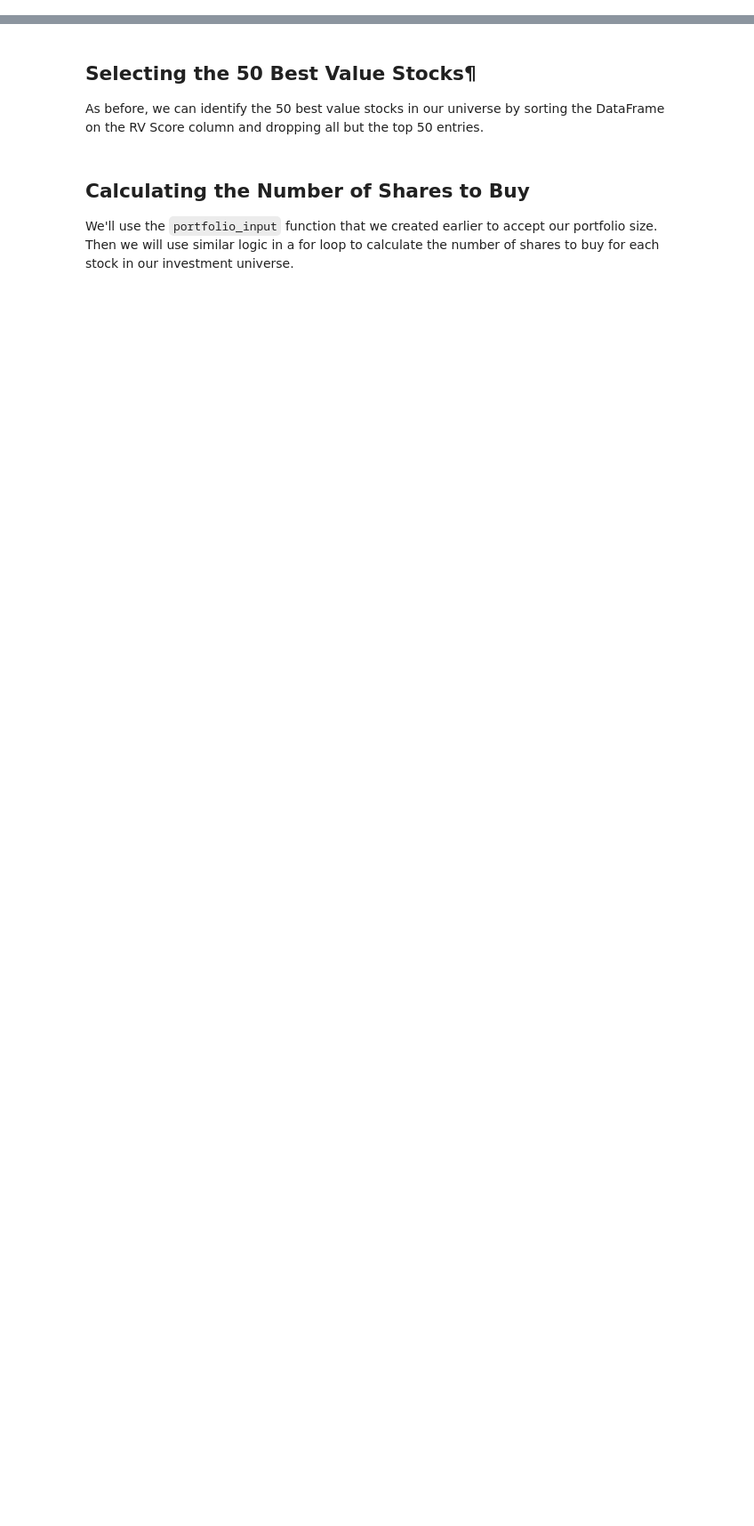
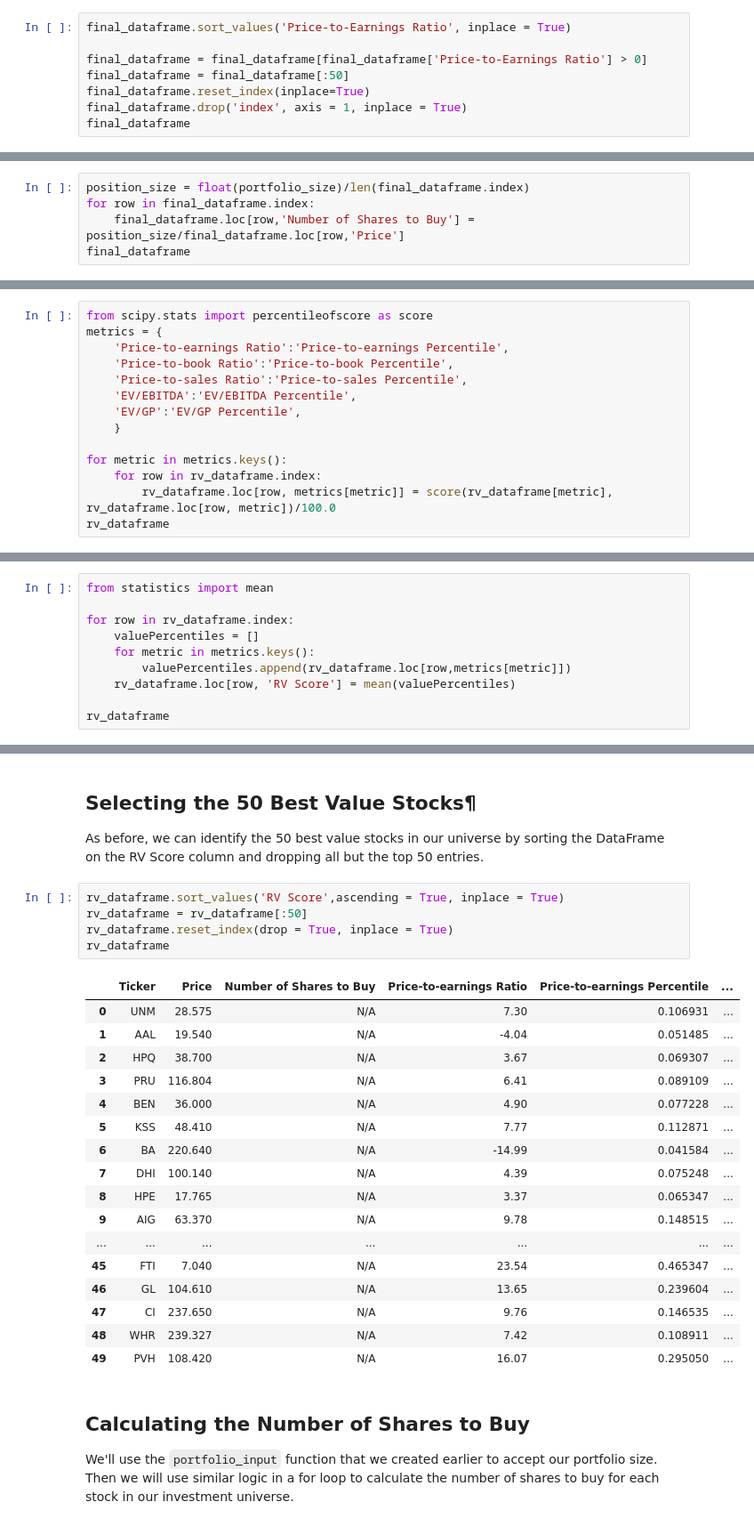
Before and after one commit to jahatef/Algorithmic-Trading-Tutorial, a Jupyter notebook: starter_files/003_quantitative_value_strategy.ipynb, the cells around one changed output, grey strips where cells are left out. Shown: that part at 89% size. Cells and saved outputs as stored; diff of their text form; blank space fills up the shorter version.

```diff
--- a/starter_files/003_quantitative_value_strategy.ipynb
+++ b/starter_files/003_quantitative_value_strategy.ipynb
@@ -113,0 +88,8 @@ We'll sort the DataFrame by the stocks' price-to-earnings ratio, and drop all st
+# %%
+final_dataframe.sort_values('Price-to-Earnings Ratio', inplace = True)
+
+final_dataframe = final_dataframe[final_dataframe['Price-to-Earnings Ratio'] > 0]
+final_dataframe = final_dataframe[:50]
+final_dataframe.reset_index(inplace=True)
+final_dataframe.drop('index', axis = 1, inplace = True)
+final_dataframe
@@ -161,0 +139,5 @@ See the caveats in the documentation: http://pandas.pydata.org/pandas-docs/stabl
+# %%
+position_size = float(portfolio_size)/len(final_dataframe.index)
+for row in final_dataframe.index:
+    final_dataframe.loc[row,'Number of Shares to Buy'] = position_size/final_dataframe.loc[row,'Price']
+final_dataframe
@@ -283,0 +327,14 @@ Name: EV/GP Percentile, Length: 505, dtype: object
+# %%
+from scipy.stats import percentileofscore as score
+metrics = {
+    'Price-to-earnings Ratio':'Price-to-earnings Percentile',
+    'Price-to-book Ratio':'Price-to-book Percentile',
+    'Price-to-sales Ratio':'Price-to-sales Percentile',
+    'EV/EBITDA':'EV/EBITDA Percentile',
+    'EV/GP':'EV/GP Percentile',
+    }
+
+for metric in metrics.keys():
+    for row in rv_dataframe.index:
+        rv_dataframe.loc[row, metrics[metric]] = score(rv_dataframe[metric], rv_dataframe.loc[row, metric])/100.0
+rv_dataframe
@@ -305,0 +362,10 @@ To calculate arithmetic mean, we will use the mean function from Python's built-
+# %%
+from statistics import mean
+
+for row in rv_dataframe.index:
+    valuePercentiles = []
+    for metric in metrics.keys():
+        valuePercentiles.append(rv_dataframe.loc[row,metrics[metric]])
+    rv_dataframe.loc[row, 'RV Score'] = mean(valuePercentiles)
+
+rv_dataframe
@@ -307,6 +387,29 @@ To calculate arithmetic mean, we will use the mean function from Python's built-
 ## Selecting the 50 Best Value Stocks¶
 
 As before, we can identify the 50 best value stocks in our universe by sorting the DataFrame on the RV Score column and dropping all but the top 50 entries.
+# %%
+rv_dataframe.sort_values('RV Score',ascending = True, inplace = True)
+rv_dataframe = rv_dataframe[:50]
+rv_dataframe.reset_index(drop = True, inplace = True)
+rv_dataframe
+# %% [output]
+|  | Ticker | Price | Number of Shares to Buy | Price-to-earnings Ratio | Price-to-earnings Percentile | ... |
+| 0 | UNM | 28.575 | N/A | 7.30 | 0.106931 | ... |
+| 1 | AAL | 19.540 | N/A | -4.04 | 0.051485 | ... |
+| 2 | HPQ | 38.700 | N/A | 3.67 | 0.069307 | ... |
+| 3 | PRU | 116.804 | N/A | 6.41 | 0.089109 | ... |
+| 4 | BEN | 36.000 | N/A | 4.90 | 0.077228 | ... |
+| 5 | KSS | 48.410 | N/A | 7.77 | 0.112871 | ... |
+| 6 | BA | 220.640 | N/A | -14.99 | 0.041584 | ... |
+| 7 | DHI | 100.140 | N/A | 4.39 | 0.075248 | ... |
+| 8 | HPE | 17.765 | N/A | 3.37 | 0.065347 | ... |
+| 9 | AIG | 63.370 | N/A | 9.78 | 0.148515 | ... |
+| ... | ... | ... | ... | ... | ... | ... |
+| 45 | FTI | 7.040 | N/A | 23.54 | 0.465347 | ... |
+| 46 | GL | 104.610 | N/A | 13.65 | 0.239604 | ... |
+| 47 | CI | 237.650 | N/A | 9.76 | 0.146535 | ... |
+| 48 | WHR | 239.327 | N/A | 7.42 | 0.108911 | ... |
+| 49 | PVH | 108.420 | N/A | 16.07 | 0.295050 | ... |
 # %% [markdown]
 ## Calculating the Number of Shares to Buy
 We'll use the `portfolio_input` function that we created earlier to accept our portfolio size. Then we will use similar logic in a for loop to calculate the number of shares to buy for each stock in our investment universe.
```
Also changed, not shown: parts of 36 cells of this notebook, 2 other files.
